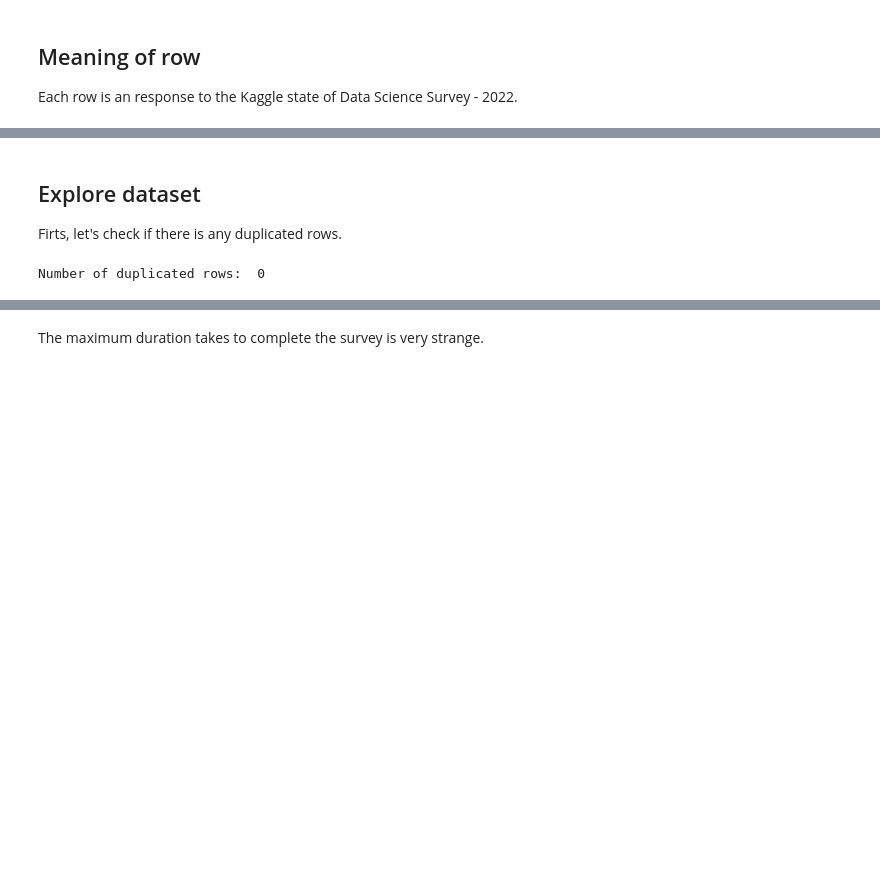
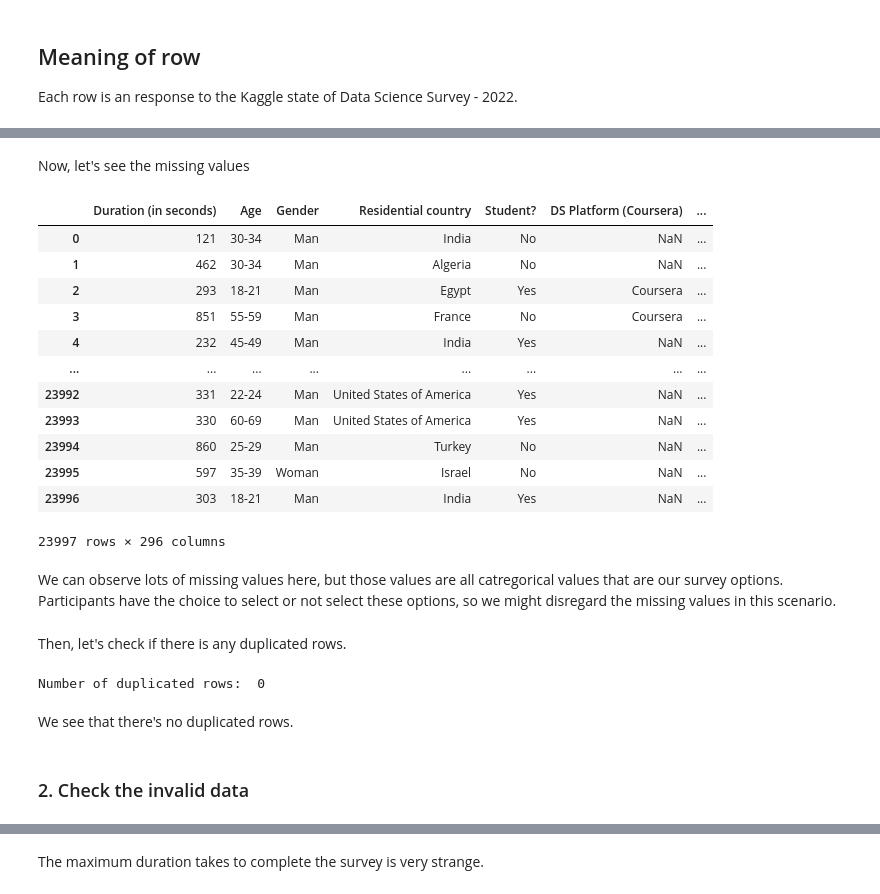
Before and after one commit to HTNam1710/P4DS_FinalProject, a Jupyter notebook: Source/data_exploration.ipynb, the cells around one changed output, grey strips where cells are left out. Cells and saved outputs as stored; diff of their text form; code cells hidden in the pictures; blank space fills up the shorter version.

Commit message:
Rename columns and add some exploration

```diff
--- a/Source/data_exploration.ipynb
+++ b/Source/data_exploration.ipynb
@@ -8,6 +10,4 @@ import numpy as np
 # %%
 # Read data from file
 ds_survey_df = pd.read_csv('../Dataset/kaggle_survey_2022_responses.csv', )
-
-# Delete first row as it is the sub-text for the meaning of the column
-ds_survey_df = ds_survey_df.drop(0)
+ds_survey_df.head()
@@ -13,0 +22,4 @@ ds_survey_df = ds_survey_df.drop(0)
+# %%
+ds_survey_df.drop(0,inplace = True)
+ds_survey_df.reset_index(drop= True,inplace = True)
+ds_survey_df.head()
@@ -102,0 +520,27 @@ The reason the number of columns in the dataset (296) is not equal to the number
+# %%
+ds_survey_df.rename(columns = one_choice_cols, inplace=True)
+ds_survey_df.rename(columns = Q6, inplace=True)
+ds_survey_df.rename(columns = Q7, inplace=True)
+ds_survey_df.rename(columns = Q10, inplace=True)
+ds_survey_df.rename(columns = Q12, inplace=True)
+ds_survey_df.rename(columns = Q13, inplace=True)
+ds_survey_df.rename(columns = Q14, inplace=True)
+ds_survey_df.rename(columns = Q15, inplace=True)
+ds_survey_df.rename(columns = Q17, inplace=True)
+ds_survey_df.rename(columns = Q18, inplace=True)
+ds_survey_df.rename(columns = Q19, inplace=True)
+ds_survey_df.rename(columns = Q21, inplace=True)
+ds_survey_df.rename(columns = Q22, inplace=True)
+ds_survey_df.rename(columns = Q28, inplace=True)
+ds_survey_df.rename(columns = Q31, inplace=True)
+ds_survey_df.rename(columns = Q33, inplace=True)
+ds_survey_df.rename(columns = Q34, inplace=True)
+ds_survey_df.rename(columns = Q35, inplace=True)
+ds_survey_df.rename(columns = Q36, inplace=True)
+ds_survey_df.rename(columns = Q37, inplace=True)
+ds_survey_df.rename(columns = Q38, inplace=True)
+ds_survey_df.rename(columns = Q39, inplace=True)
+ds_survey_df.rename(columns = Q40, inplace=True)
+ds_survey_df.rename(columns = Q41, inplace=True)
+ds_survey_df.rename(columns = Q42, inplace=True)
+ds_survey_df.rename(columns = Q44, inplace=True)
@@ -107,8 +582,31 @@ Each row is an response to the Kaggle state of Data Science Survey - 2022.
+# %% [markdown]
+Now, let's see the missing values
+# %%
+missing_values = ds_survey_df[ds_survey_df.isnull().any(axis = 1)]
+missing_values
+# %% [output]
+|  | Duration (in seconds) | Age | Gender | Residential country | Student? | DS Platform (Coursera) | ... |
+| 0 | 121 | 30-34 | Man | India | No | NaN | ... |
+| 1 | 462 | 30-34 | Man | Algeria | No | NaN | ... |
+| 2 | 293 | 18-21 | Man | Egypt | Yes | Coursera | ... |
+| 3 | 851 | 55-59 | Man | France | No | Coursera | ... |
+| 4 | 232 | 45-49 | Man | India | Yes | NaN | ... |
+| ... | ... | ... | ... | ... | ... | ... | ... |
+| 23992 | 331 | 22-24 | Man | United States of America | Yes | NaN | ... |
+| 23993 | 330 | 60-69 | Man | United States of America | Yes | NaN | ... |
+| 23994 | 860 | 25-29 | Man | Turkey | No | NaN | ... |
+| 23995 | 597 | 35-39 | Woman | Israel | No | NaN | ... |
+| 23996 | 303 | 18-21 | Man | India | Yes | NaN | ... |
+23997 rows × 296 columns
+# %% [markdown]
+We can observe lots of missing values here, but those values are all catregorical values that are our survey options. Participants have the choice to select or not select these options, so we might disregard the missing values in this scenario.
 # %% [markdown]
-## Explore dataset
-
-Firts, let's check if there is any duplicated rows.
+Then, let's check if there is any duplicated rows.
 # %%
 print("Number of duplicated rows: ", np.count_nonzero(ds_survey_df.duplicated()))
 # %% [output]
 Number of duplicated rows:  0
+# %% [markdown]
+We see that there's no duplicated rows.
+# %% [markdown]
+### 2. Check the invalid data
```
Also changed, not shown: parts of 30 cells of this notebook, 1 other file.
